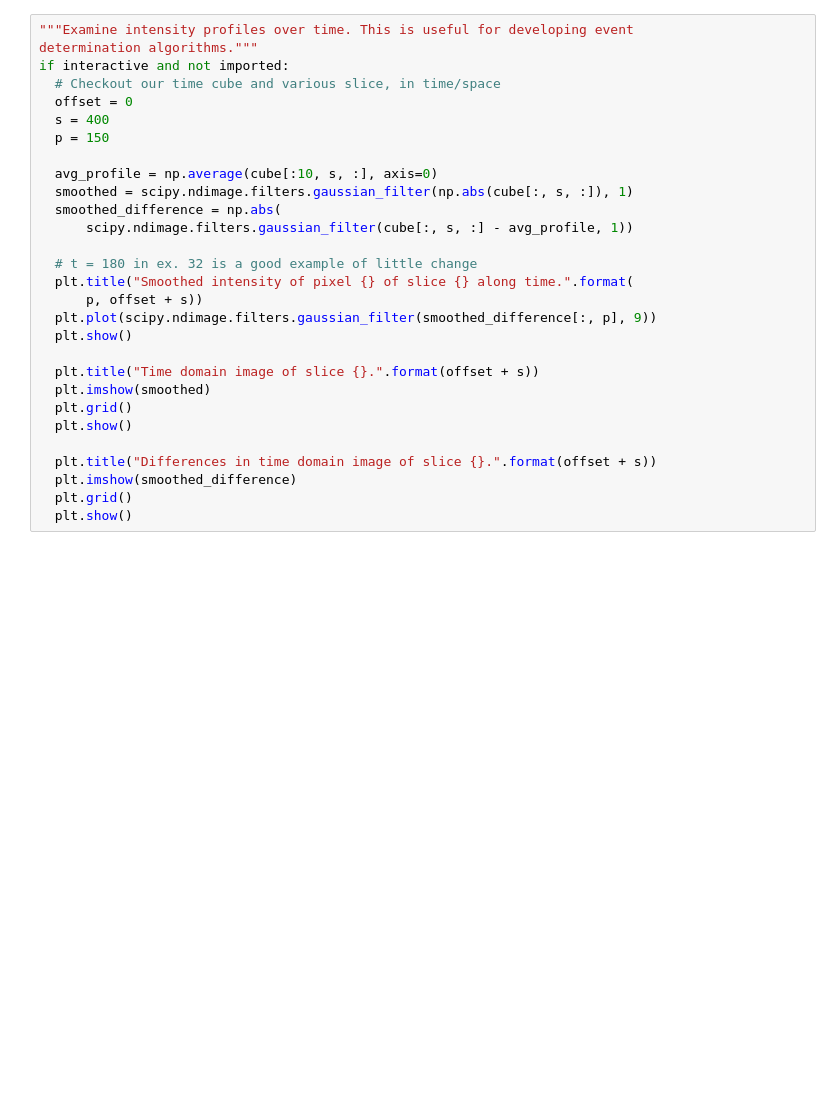
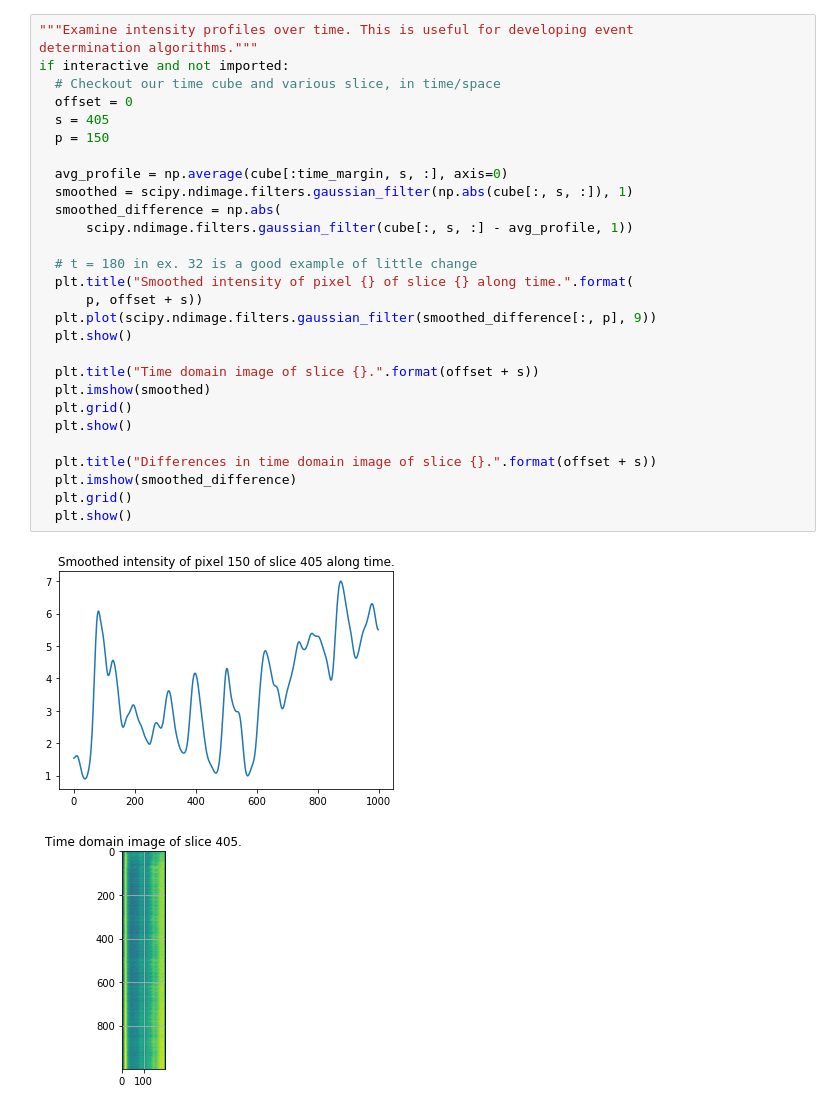
Before and after one commit to cemel-jhu/PSB-Image-Processing, a Jupyter notebook: PSM_Processing.ipynb, the cells around one changed output. Saved outputs shown, nothing was run; the diff lists cells and outputs as text; blank space fills up the shorter version.

```diff
--- a/PSM_Processing.ipynb
+++ b/PSM_Processing.ipynb
@@ -399,29 +483,32 @@ if export_gifs and cube.size > 0:
 # %%
 """Examine intensity profiles over time. This is useful for developing event
 determination algorithms."""
 if interactive and not imported:
   # Checkout our time cube and various slice, in time/space
   offset = 0
-  s = 400
+  s = 405
   p = 150
 
-  avg_profile = np.average(cube[:10, s, :], axis=0)
+  avg_profile = np.average(cube[:time_margin, s, :], axis=0)
   smoothed = scipy.ndimage.filters.gaussian_filter(np.abs(cube[:, s, :]), 1)
   smoothed_difference = np.abs(
       scipy.ndimage.filters.gaussian_filter(cube[:, s, :] - avg_profile, 1))
 
   # t = 180 in ex. 32 is a good example of little change
   plt.title("Smoothed intensity of pixel {} of slice {} along time.".format(
       p, offset + s))
   plt.plot(scipy.ndimage.filters.gaussian_filter(smoothed_difference[:, p], 9))
   plt.show()
 
   plt.title("Time domain image of slice {}.".format(offset + s))
   plt.imshow(smoothed)
   plt.grid()
   plt.show()
 
   plt.title("Differences in time domain image of slice {}.".format(offset + s))
   plt.imshow(smoothed_difference)
   plt.grid()
   plt.show()
+# %% [output]
+[figure, added]
+[figure, added]
```
Also changed, not shown: parts of 31 cells of this notebook, 14 other files.
